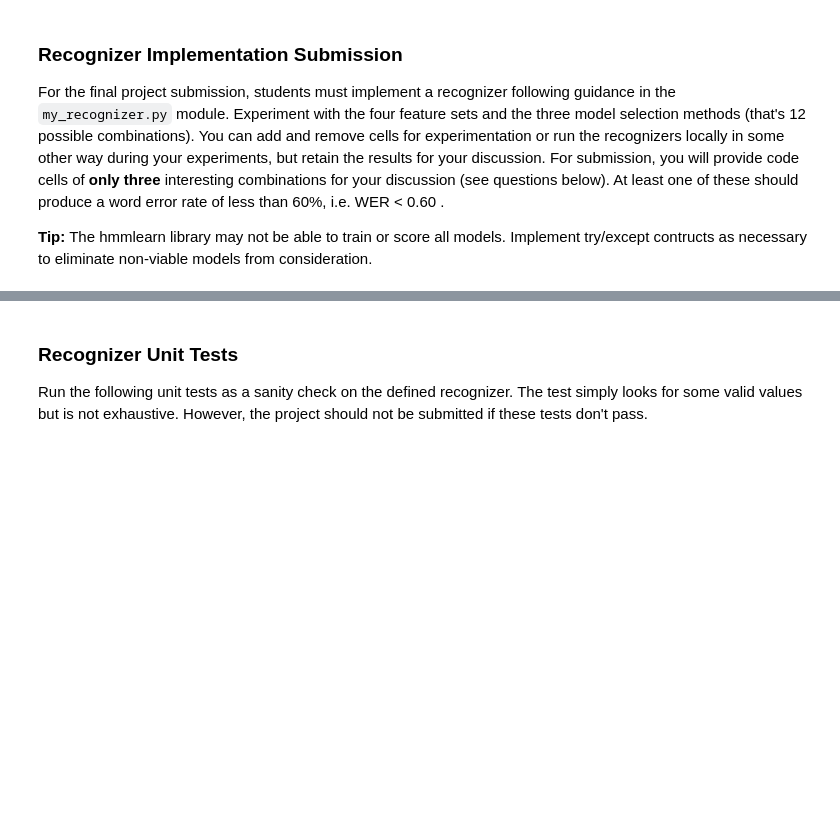
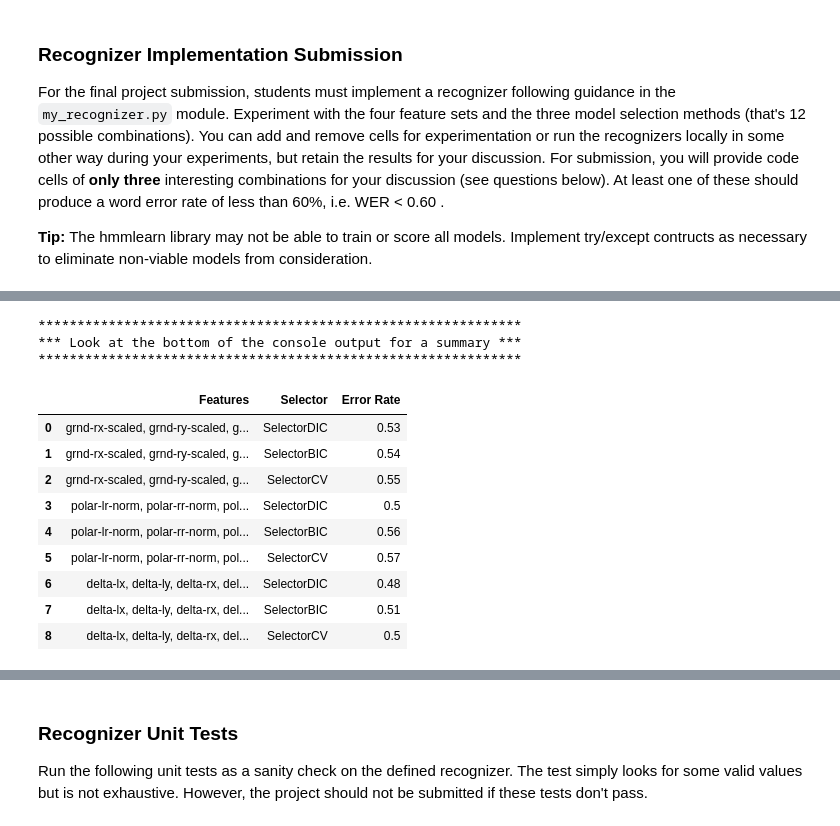
Before and after one commit to marianokamp/AIND-Recognizer, a Jupyter notebook: asl_recognizer.ipynb, the cells around one changed output, grey strips where cells are left out. Drawn from its saved outputs; the diff is of its cells as text; code cells hidden in the pictures; blank space fills up the shorter version.

```diff
--- a/asl_recognizer.ipynb
+++ b/asl_recognizer.ipynb
@@ -282,3 +282,4 @@ if False:
 
 
 asl.df.head()
+features_custom2 = ['polar-lr-norm', 'polar-rr-norm', 'polar-ltheta', 'polar-rtheta']
@@ -294,3 +286,23 @@ asl.df.head()
+# %%
+
+
+speaker = asl.df.groupby('speaker')
+df_min = speaker.min()
+df_max = speaker.max()
+
+def scale(src_features):
+    features_new = []
+    for feature in src_features:
+        features_new.append(feature + "-scaled")
+        min_val = speaker_column.map(df_min[feature])
+        max_val = speaker_column.map(df_max[feature])
+        scaled_value = (asl.df[feature] - min_val) / (max_val -(min_val))
+        asl.df[features_new[-1]] = scaled_value
+    return features_new
+
+features_raw_scaled = scale(base_features)
+features_ground_scaled = scale(features_ground)
+#asl.df.head()
 # %% [markdown]
 **Question 1:**  What custom features did you choose for the features_custom set and why?
 
@@ -720,0 +750,21 @@ show_errors(guesses, test_set)
+# %%
+features = [features_ground_scaled,
+            features_custom2 + features_ground_scaled,
+            ['delta-lx', 'delta-ly', 'delta-rx', 'delta-ry',
+             'left-x-norm', 'left-y-norm', 'polar-lr', 'polar-ltheta',
+             'polar-rr', 'polar-rtheta', 'right-x-norm', 'right-y-norm']]
+run_validation(features, all_selectors, "selectors", False)
+# %% [output]
+**************************************************************
+*** Look at the bottom of the console output for a summary ***
+**************************************************************
+|  | Features | Selector | Error Rate |
+| 0 | grnd-rx-scaled, grnd-ry-scaled, g... | SelectorDIC | 0.53 |
+| 1 | grnd-rx-scaled, grnd-ry-scaled, g... | SelectorBIC | 0.54 |
+| 2 | grnd-rx-scaled, grnd-ry-scaled, g... | SelectorCV | 0.55 |
+| 3 | polar-lr-norm, polar-rr-norm, pol... | SelectorDIC | 0.5 |
+| 4 | polar-lr-norm, polar-rr-norm, pol... | SelectorBIC | 0.56 |
+| 5 | polar-lr-norm, polar-rr-norm, pol... | SelectorCV | 0.57 |
+| 6 | delta-lx, delta-ly, delta-rx, del... | SelectorDIC | 0.48 |
+| 7 | delta-lx, delta-ly, delta-rx, del... | SelectorBIC | 0.51 |
+| 8 | delta-lx, delta-ly, delta-rx, del... | SelectorCV | 0.5 |
```
Also changed, not shown: parts of 32 cells of this notebook, 5 other files.
